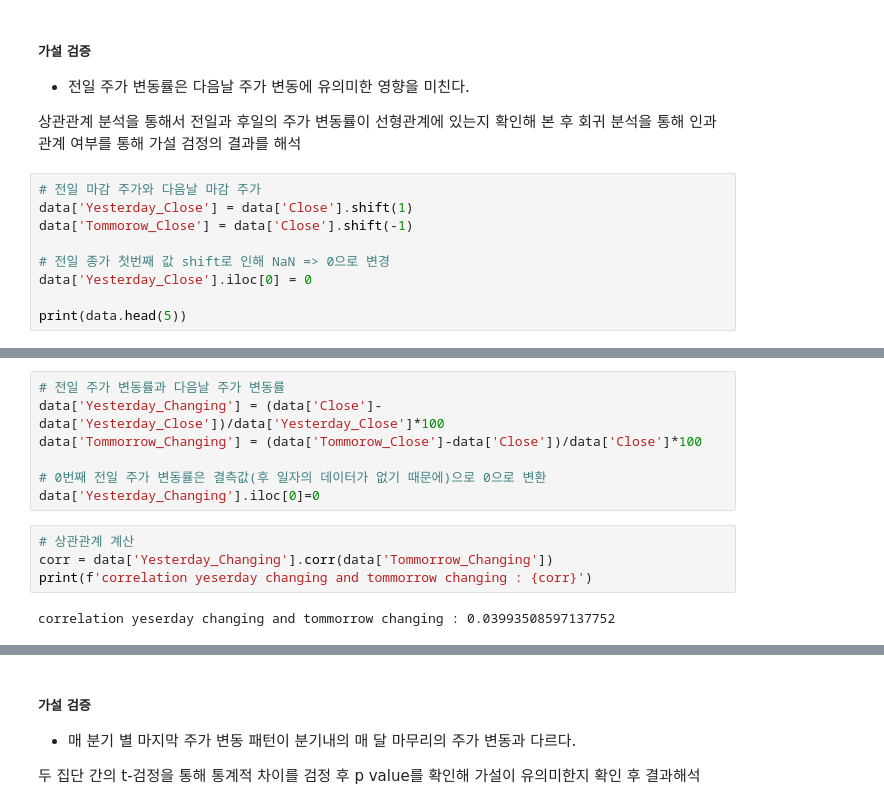
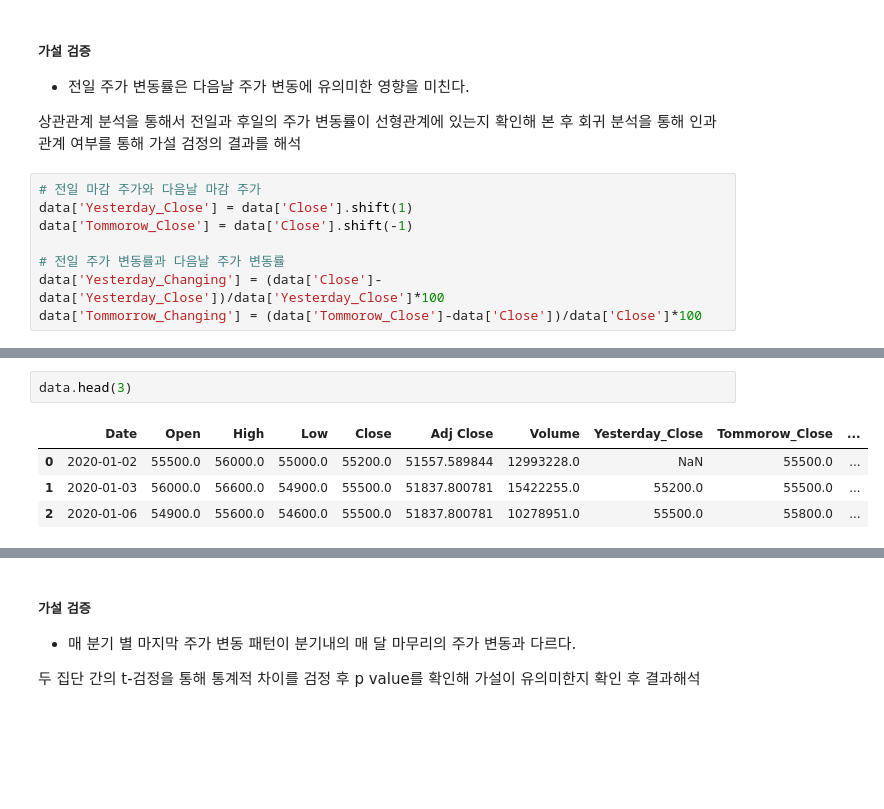
Before and after one commit to jangsihyeon/Death-Coding-Club-Repository, a Jupyter notebook: SIHYEONJANG/Samsung_DA.ipynb, the cells around one changed output, grey strips where cells are left out. Saved outputs shown, nothing was run; the diff lists cells and outputs as text; blank space fills up the shorter version.

```diff
--- a/SIHYEONJANG/Samsung_DA.ipynb
+++ b/SIHYEONJANG/Samsung_DA.ipynb
@@ -248,7 +154,6 @@ for year in range(start_Y, End_Y+1, 3):
 data['Yesterday_Close'] = data['Close'].shift(1)
 data['Tommorow_Close'] = data['Close'].shift(-1)
 
-# 전일 종가 첫번째 값 shift로 인해 NaN => 0으로 변경
-data['Yesterday_Close'].iloc[0] = 0
-
-print(data.head(5))
+# 전일 주가 변동률과 다음날 주가 변동률
+data['Yesterday_Changing'] = (data['Close']-data['Yesterday_Close'])/data['Yesterday_Close']*100
+data['Tommorrow_Changing'] = (data['Tommorow_Close']-data['Close'])/data['Close']*100
@@ -269,13 +160,7 @@ print(data.head(5))
-# %%
-# 전일 주가 변동률과 다음날 주가 변동률
-data['Yesterday_Changing'] = (data['Close']-data['Yesterday_Close'])/data['Yesterday_Close']*100
-data['Tommorrow_Changing'] = (data['Tommorow_Close']-data['Close'])/data['Close']*100
-
-# 0번째 전일 주가 변동률은 결측값(후 일자의 데이터가 없기 때문에)으로 0으로 변환
-data['Yesterday_Changing'].iloc[0]=0
-# %%
-# 상관관계 계산
-corr = data['Yesterday_Changing'].corr(data['Tommorrow_Changing'])
-print(f'correlation yeserday changing and tommorrow changing : {corr}')
-# %% [output]
-correlation yeserday changing and tommorrow changing : 0.03993508597137752
+# %%
+data.head(3)
+# %% [output]
+|  | Date | Open | High | Low | Close | Adj Close | Volume | Yesterday_Close | Tommorow_Close | ... |
+| 0 | 2020-01-02 | 55500.0 | 56000.0 | 55000.0 | 55200.0 | 51557.589844 | 12993228.0 | NaN | 55500.0 | ... |
+| 1 | 2020-01-03 | 56000.0 | 56600.0 | 54900.0 | 55500.0 | 51837.800781 | 15422255.0 | 55200.0 | 55500.0 | ... |
+| 2 | 2020-01-06 | 54900.0 | 55600.0 | 54600.0 | 55500.0 | 51837.800781 | 10278951.0 | 55500.0 | 55800.0 | ... |
```
Also changed, not shown: parts of 42 cells of this notebook.
